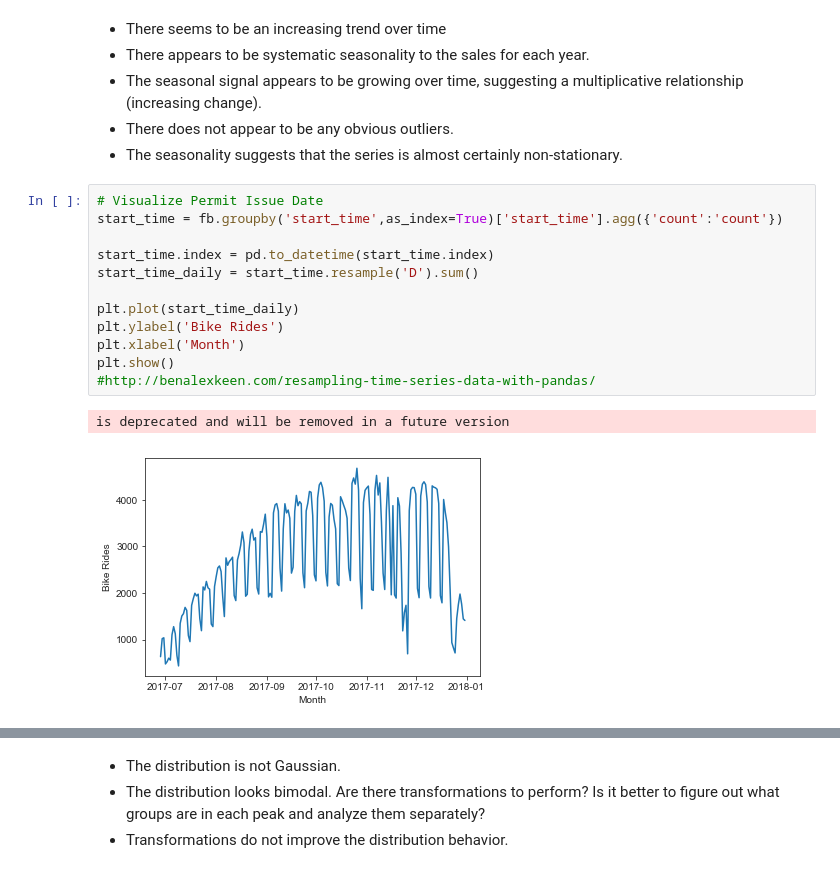
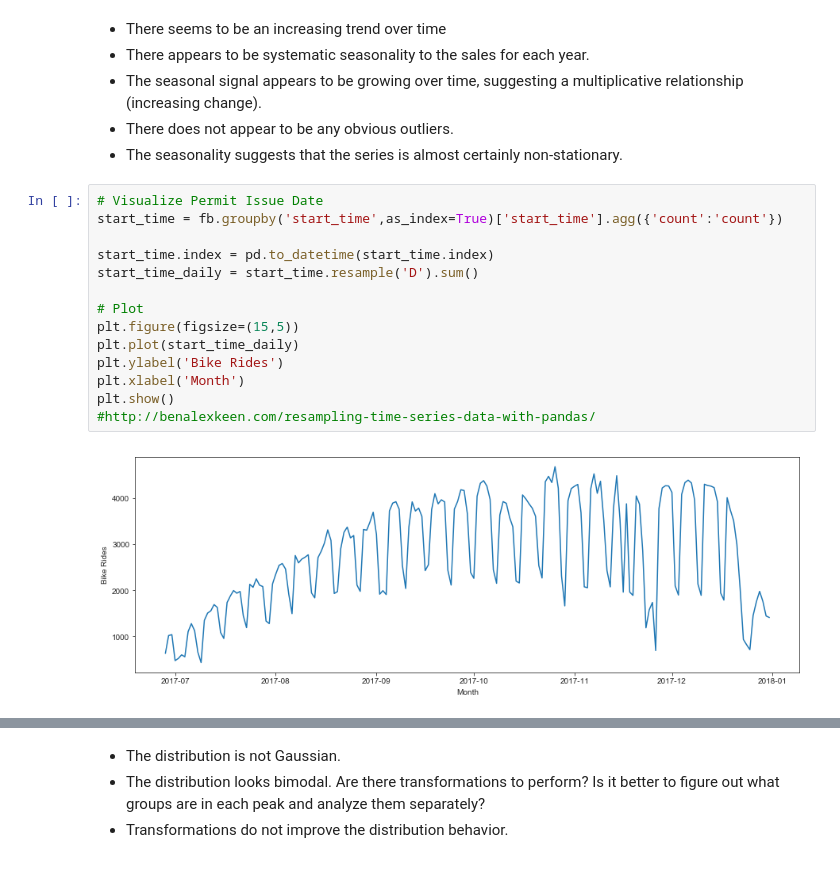
Before and after one commit to dtse91/Springboard, a Jupyter notebook: Capstone 2 Project/Capstone Project 2 Data Wrangling.ipynb, the cells around one changed output, grey strips where cells are left out. Cells and saved outputs as stored; diff of their text form.

```diff
--- a/Capstone 2 Project/Capstone Project 2 Data Wrangling.ipynb
+++ b/Capstone 2 Project/Capstone Project 2 Data Wrangling.ipynb
@@ -234,18 +235,19 @@ fb.head()
 # %%
 # Visualize Permit Issue Date
 start_time = fb.groupby('start_time',as_index=True)['start_time'].agg({'count':'count'})
 
 start_time.index = pd.to_datetime(start_time.index)
 start_time_daily = start_time.resample('D').sum()
 
+# Plot
+plt.figure(figsize=(15,5))
 plt.plot(start_time_daily)
 plt.ylabel('Bike Rides')
 plt.xlabel('Month')
 plt.show()
 #http://benalexkeen.com/resampling-time-series-data-with-pandas/
 # %% [output]
-is deprecated and will be removed in a future version
-[figure, old version]
+[figure, new version]
 # %%
 # Visualize Permit Issue Date
 start_time = fb.groupby('start_time',as_index=True)['start_time'].agg({'count':'count'})
```
Also changed, not shown: parts of 2 cells of this notebook, 2 other files.
